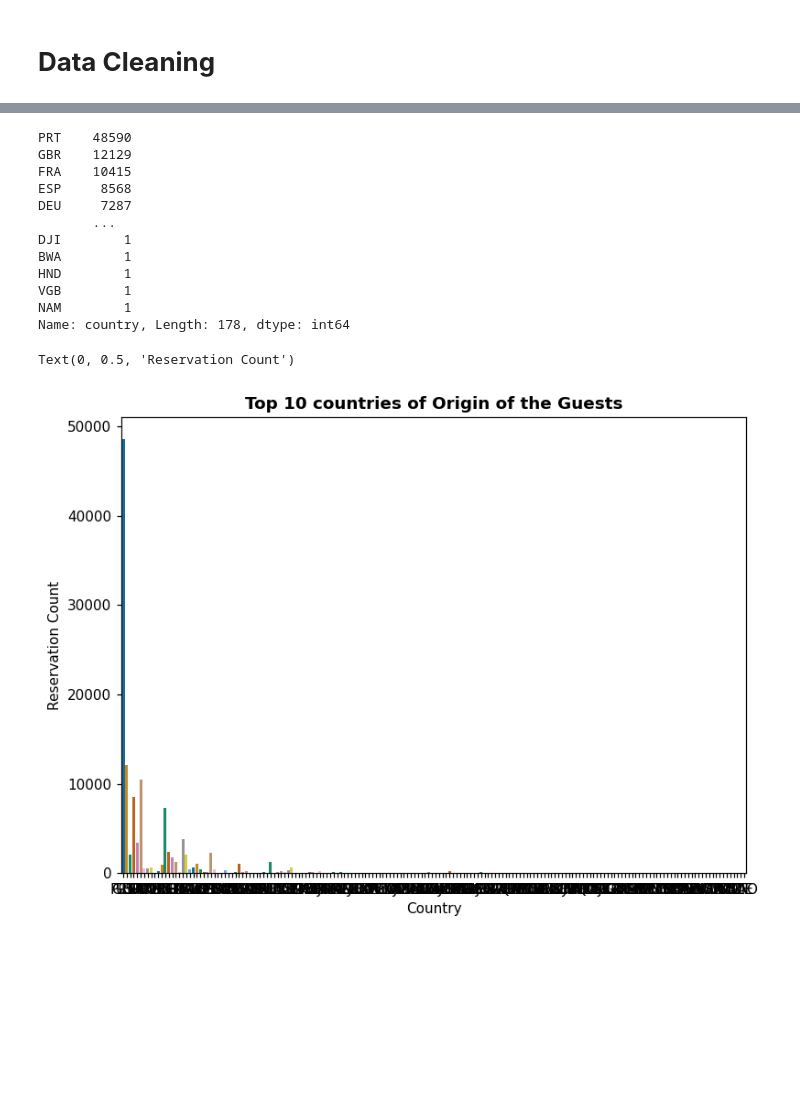
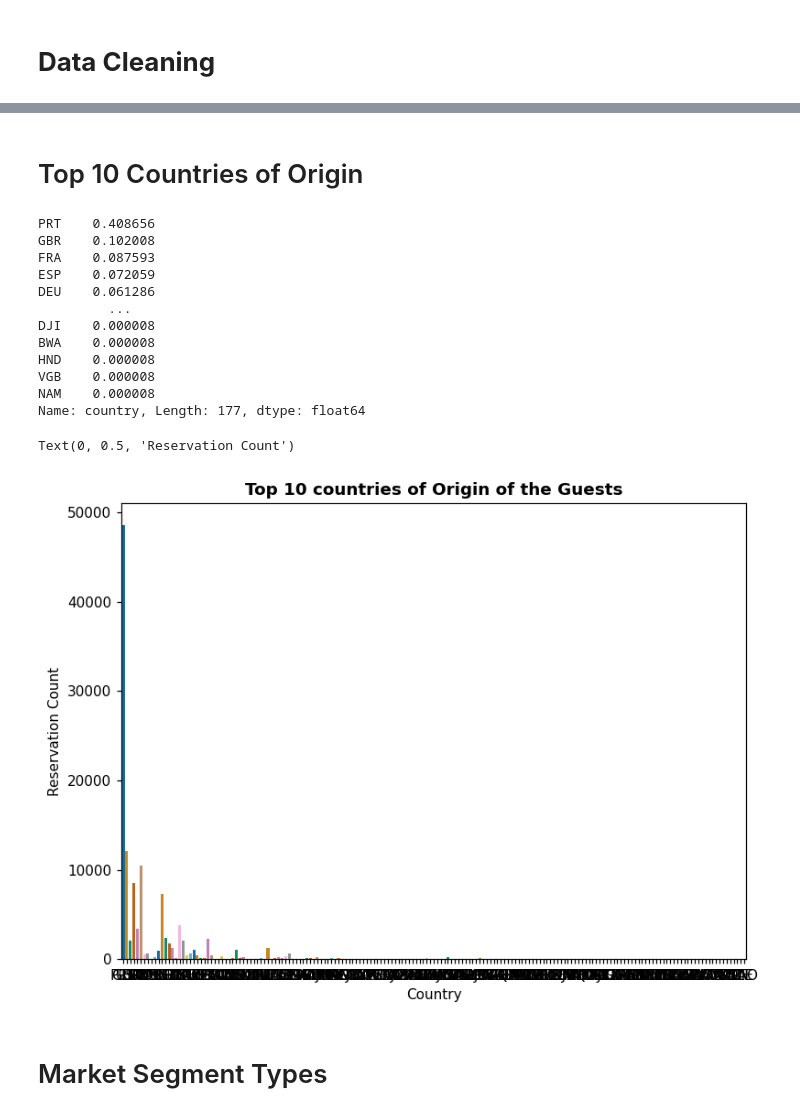
Before and after one commit to KK-Niraj/Hotel-Booking-Analysis, a Jupyter notebook: Hotel_Booking_Analysis_Capstone_Project.ipynb, the cells around one changed output, grey strips where cells are left out. Saved outputs shown, nothing was run; the diff lists cells and outputs as text; code cells hidden in the pictures; blank space fills up the shorter version.

```diff
--- a/Hotel_Booking_Analysis_Capstone_Project.ipynb
+++ b/Hotel_Booking_Analysis_Capstone_Project.ipynb
@@ -141,25 +183,28 @@ df['agent'] = df.fillna(df['agent'].mean(), inplace = True)
+# %% [markdown]
+# Top 10 Countries of Origin
 # %%
-df['country'].value_counts()
+df['country'].value_counts(normalize=True)
 # %% [output]
-PRT    48590
-GBR    12129
-FRA    10415
-ESP     8568
-DEU     7287
-       ...
-DJI        1
-BWA        1
-HND        1
-VGB        1
-NAM        1
-Name: country, Length: 178, dtype: int64
+PRT    0.408656
+GBR    0.102008
+FRA    0.087593
+ESP    0.072059
+DEU    0.061286
+         ...
+DJI    0.000008
+BWA    0.000008
+HND    0.000008
+VGB    0.000008
+NAM    0.000008
+Name: country, Length: 177, dtype: float64
 # %%
 plt.figure(figsize = (8,6), dpi=110)
-country = df[~df['country'].isnull()]['country']
-sns.countplot(country, palette='colorblind')
+sns.countplot(x = 'country', data = df, palette='colorblind')
 plt.title('Top 10 countries of Origin of the Guests', weight='bold')
 plt.xlabel('Country')
 plt.ylabel('Reservation Count')
 # %% [output]
 Text(0, 0.5, 'Reservation Count')
-[figure, old version]
+[figure, new version]
+# %% [markdown]
+# Market Segment Types
```
Also changed, not shown: parts of 26 cells of this notebook.
